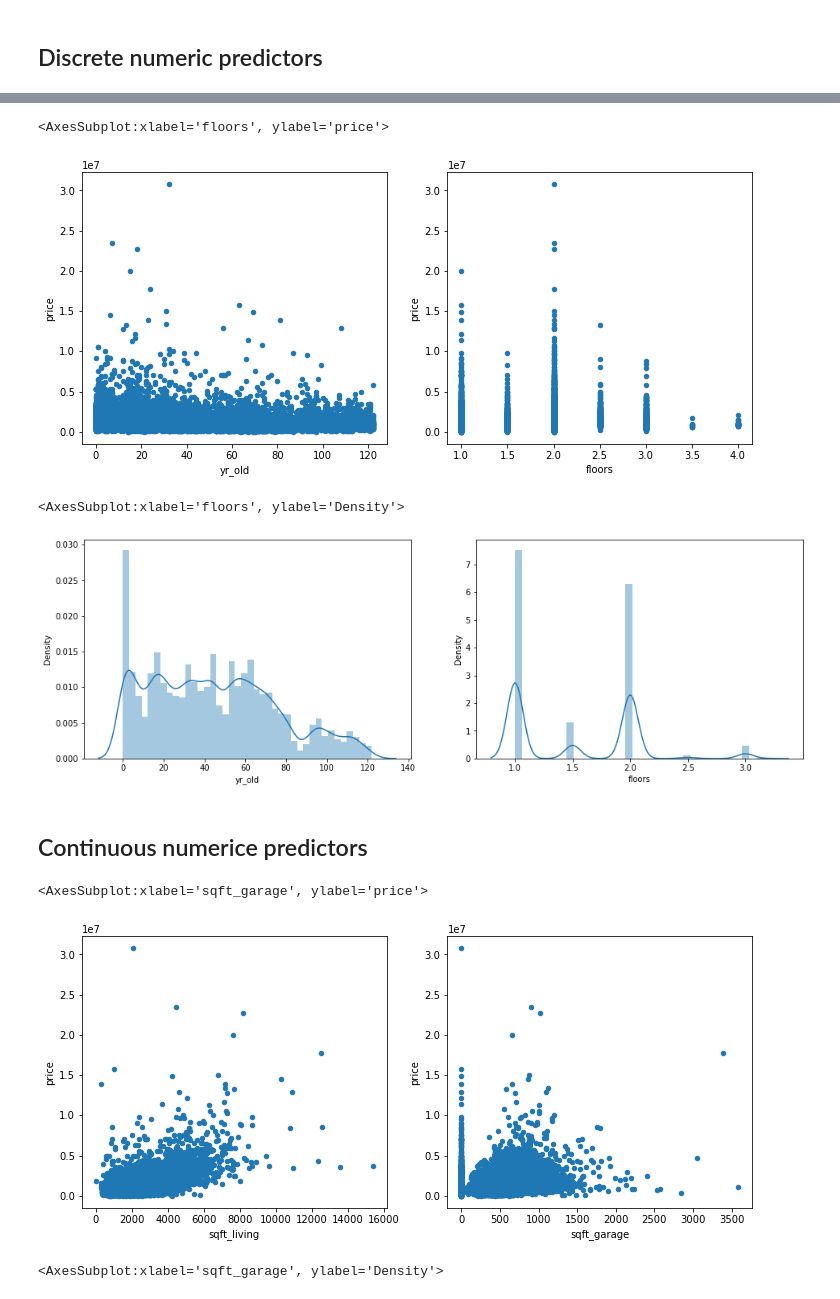
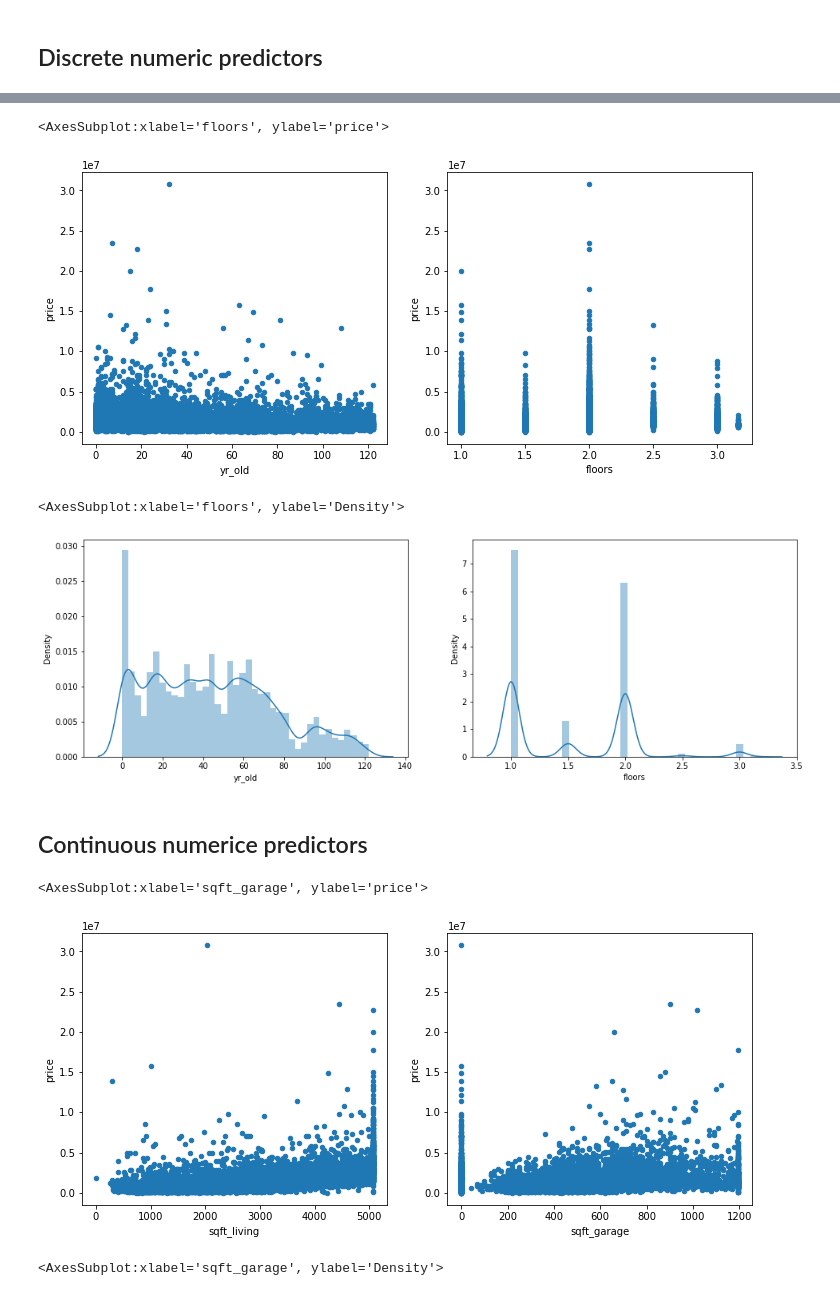
Before and after one commit to newcojon/Capstone, a Jupyter notebook: cap_vers_1.ipynb, the cells around one changed output, grey strips where cells are left out. Cells and saved outputs as stored; diff of their text form; code cells hidden in the pictures.

```diff
--- a/cap_vers_1.ipynb
+++ b/cap_vers_1.ipynb
@@ -540,0 +611,23 @@ qq plot residuals (outside of range) is
+# %%
+upper_limit = df['bedrooms'].mean() + 3*df['bedrooms'].std()
+lower_limit = df['bedrooms'].mean() - 3*df['bedrooms'].std()
+df['bedrooms'] = np.where(df['bedrooms'] > upper_limit, upper_limit,
+np.where(df['bedrooms'] < lower_limit, lower_limit, df['bedrooms']))
+# %%
+upper_limit = df['bathrooms'].mean() + 3*df['bathrooms'].std()
+lower_limit = df['bathrooms'].mean() - 3*df['bathrooms'].std()
+
+df['bathrooms'] = np.where(df['bathrooms'] > upper_limit, upper_limit,
+    np.where(df['bathrooms'] < lower_limit, lower_limit, df['bathrooms']))
+# %%
+upper_limit = df['sqft_above'].mean() + 3*df['sqft_above'].std()
+lower_limit = df['sqft_above'].mean() - 3*df['sqft_above'].std()
+
+df['sqft_above'] = np.where(df['sqft_above'] > upper_limit, upper_limit,
+    np.where(df['sqft_above'] < lower_limit, lower_limit, df['sqft_above']))
+# %%
+upper_limit = df['sqft_living'].mean() + 3*df['sqft_living'].std()
+lower_limit = df['sqft_living'].mean() - 3*df['sqft_living'].std()
+
+df['sqft_living'] = np.where(df['sqft_living'] > upper_limit, upper_limit,
+    np.where(df['sqft_living'] < lower_limit, lower_limit, df['sqft_living']))
@@ -570,7 +975,7 @@ df1['bathrooms'] = np.where(df1['bathrooms'] > upper_limit, upper_limit,
 # %%
 fig, (ax1, ax2) = plt.subplots (ncols=2, figsize = (12, 5))
-df1.plot.scatter(x='yr_old', y='price', ax=ax1)
-df1.plot.scatter(x='floors', y='price', ax=ax2)
+df.plot.scatter(x='yr_old', y='price', ax=ax1)
+df.plot.scatter(x='floors', y='price', ax=ax2)
 # %% [output]
 <AxesSubplot:xlabel='floors', ylabel='price'>
-[figure, old version]
+[figure, new version]
@@ -587,18 +982,18 @@ np.where(df1['floors'] < lower_limit, lower_limit, df1['floors']))
 # %%
 plt.figure(figsize=(16,5))
 plt.subplot(1,2,1)
-sns.distplot(df1['yr_old'])
+sns.distplot(df['yr_old'])
 plt.subplot(1,2,2)
-sns.distplot(df1['floors'])
+sns.distplot(df['floors'])
 # %% [output]
 <AxesSubplot:xlabel='floors', ylabel='Density'>
-[figure, old version]
+[figure, new version]
 # %% [markdown]
 ## Continuous numerice predictors
 # %%
 fig, (ax1, ax2) = plt.subplots (ncols=2, figsize = (12, 5))
-df1.plot.scatter(x='sqft_living', y='price', ax=ax1)
-df1.plot.scatter(x='sqft_garage', y='price', ax=ax2)
+df.plot.scatter(x='sqft_living', y='price', ax=ax1)
+df.plot.scatter(x='sqft_garage', y='price', ax=ax2)
 # %% [output]
 <AxesSubplot:xlabel='sqft_garage', ylabel='price'>
-[figure, old version]
+[figure, new version]
```
Also changed, not shown: parts of 169 cells of this notebook.
